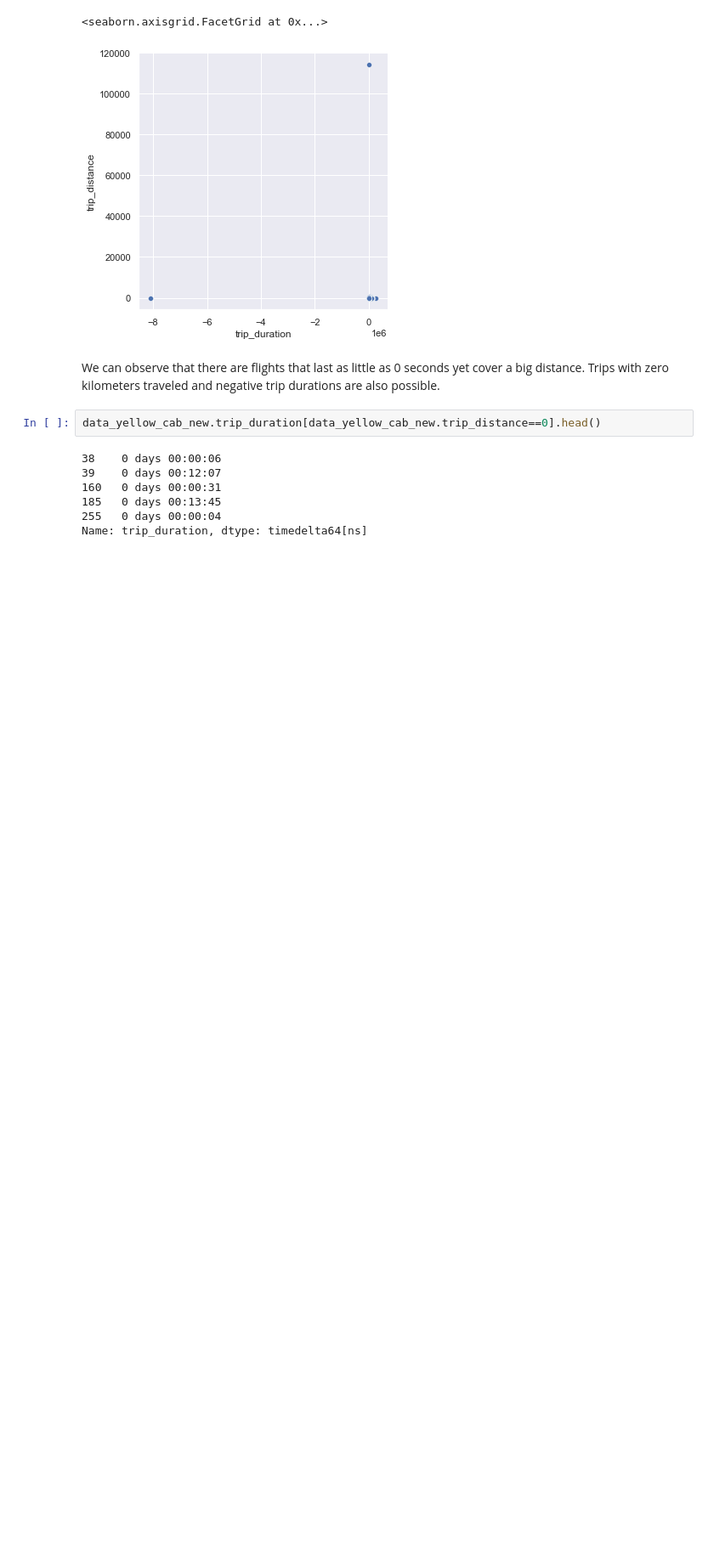
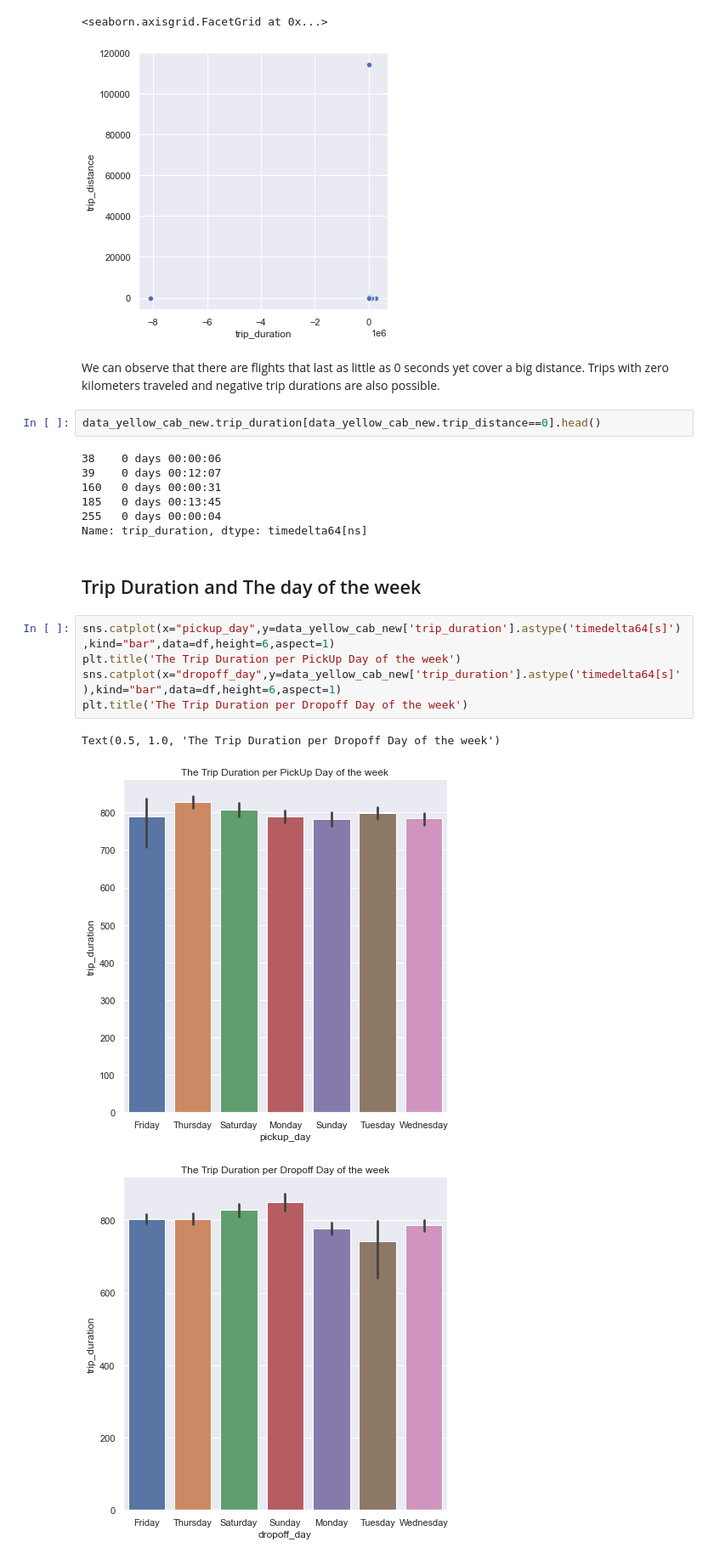
Before and after one commit to kbagwe/ITCS_6100_group_18, a Jupyter notebook: Deliverable3.ipynb, the cells around one changed output. Shown: that part at 85% size. Saved outputs shown, nothing was run; the diff lists cells and outputs as text; blank space fills up the shorter version.

```diff
--- a/Deliverable3.ipynb
+++ b/Deliverable3.ipynb
@@ -1004,3 +1004,14 @@ data_yellow_cab_new.trip_duration[data_yellow_cab_new.trip_distance==0].head()
 185   0 days 00:13:45
 255   0 days 00:00:04
 Name: trip_duration, dtype: timedelta64[ns]
+# %% [markdown]
+## Trip Duration and The day of the week
+# %%
+sns.catplot(x="pickup_day",y=data_yellow_cab_new['trip_duration'].astype('timedelta64[s]'),kind="bar",data=df,height=6,aspect=1)
+plt.title('The Trip Duration per PickUp Day of the week')
+sns.catplot(x="dropoff_day",y=data_yellow_cab_new['trip_duration'].astype('timedelta64[s]'),kind="bar",data=df,height=6,aspect=1)
+plt.title('The Trip Duration per Dropoff Day of the week')
+# %% [output]
+Text(0.5, 1.0, 'The Trip Duration per Dropoff Day of the week')
+[figure, added]
+[figure, added]
```
Also changed, not shown: parts of 13 cells of this notebook.
